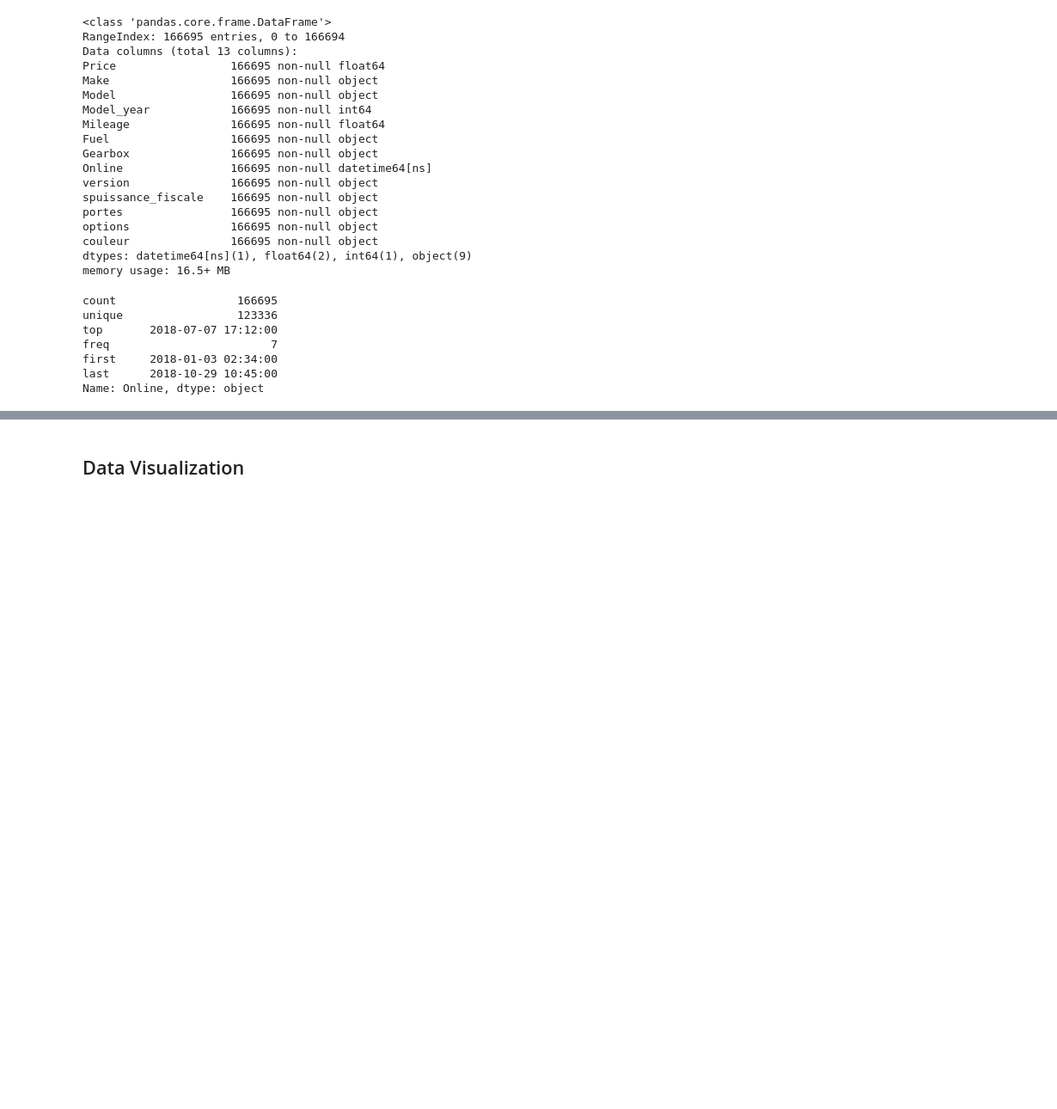
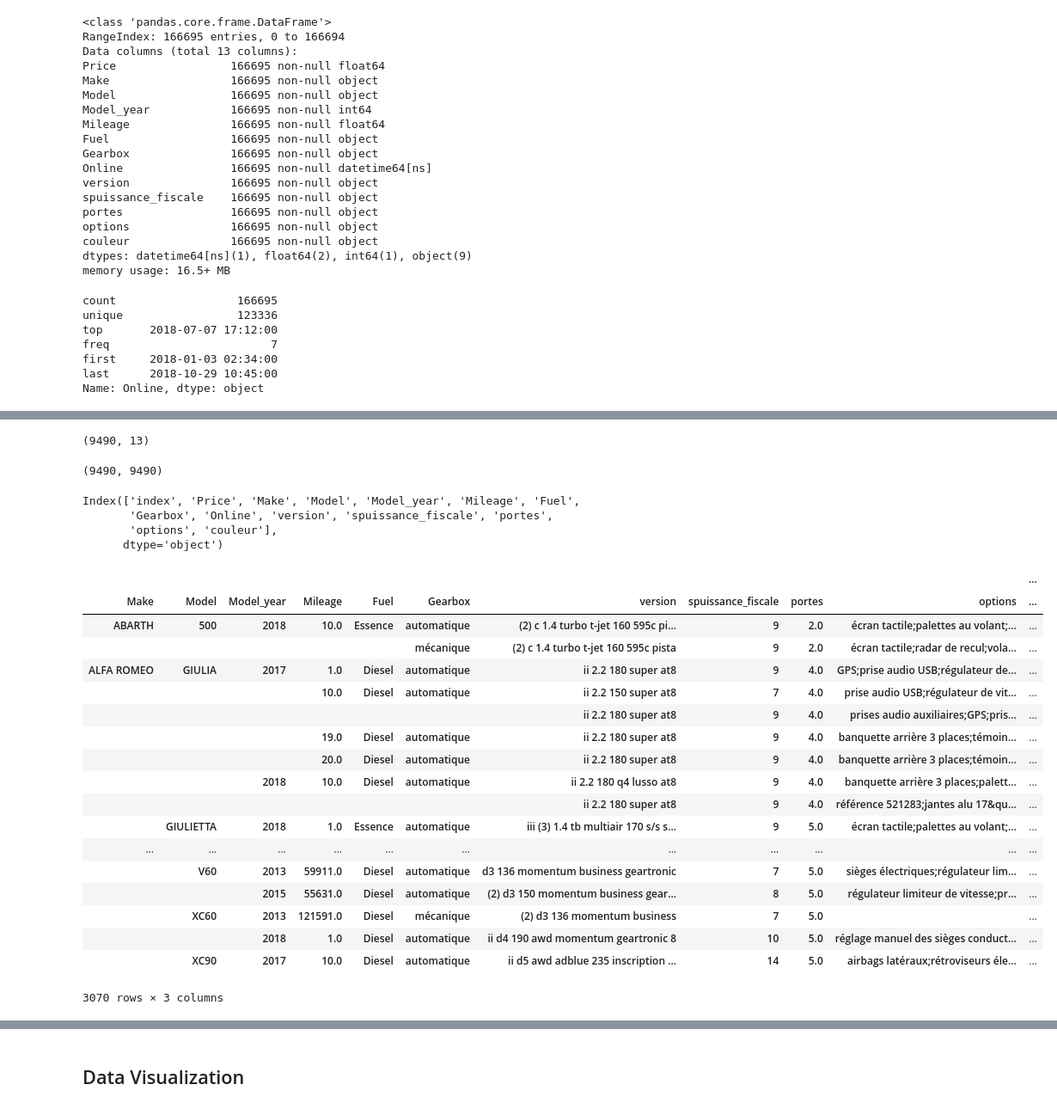
Before and after one commit to nguyenkhacbaoanh/used_car_price_estimation, a Jupyter notebook: notebook/Data Car Preprocessing.ipynb, the cells around one changed output, grey strips where cells are left out. Shown at 86% size. Saved outputs shown, nothing was run; the diff lists cells and outputs as text; code cells hidden in the pictures; blank space fills up the shorter version.

Commit message:
EDA with offres dupplicated

```diff
--- a/notebook/Data Car Preprocessing.ipynb
+++ b/notebook/Data Car Preprocessing.ipynb
@@ -126,3 +126,10 @@ freq                        7
 first     2018-01-03 02:34:00
 last      2018-10-29 10:45:00
 Name: Online, dtype: object
+# %%
+# find dupplicated
+fix_col = list(data_car_preprocessed.columns)
+fix_col.remove("Online")
+fix_col.remove("Price")
+duplicateRowsDF = data_car_preprocessed[data_car_preprocessed.duplicated(fix_col, keep=False)]
+duplicateRowsDF.head()
@@ -128,0 +143,40 @@ Name: Online, dtype: object
+# %%
+duplicateRowsDF.shape
+# %% [output]
+(9490, 13)
+# %%
+index_duplicate = list(duplicateRowsDF.index)
+len(index_duplicate), len(set(index_duplicate))
+# %% [output]
+(9490, 9490)
+# %%
+data_car_preprocessed.iloc[index_duplicate,:].reset_index().columns
+# %% [output]
+Index(['index', 'Price', 'Make', 'Model', 'Model_year', 'Mileage', 'Fuel',
+       'Gearbox', 'Online', 'version', 'spuissance_fiscale', 'portes',
+       'options', 'couleur'],
+      dtype='object')
+# %%
+table = pd.pivot_table(data_car_preprocessed.iloc[index_duplicate,:].reset_index(), values=["Online", "Price", "index"], index=fix_col, aggfunc=list)
+# %%
+table
+# %% [output]
+|  |  |  |  |  |  |  |  |  |  | ... |
+| Make | Model | Model_year | Mileage | Fuel | Gearbox | version | spuissance_fiscale | portes | options | ... |
+| ABARTH | 500 | 2018 | 10.0 | Essence | automatique | (2) c 1.4 turbo t-jet 160 595c pi... | 9 | 2.0 | écran tactile;palettes au volant;... | ... |
+|  |  |  |  |  | mécanique | (2) c 1.4 turbo t-jet 160 595c pista | 9 | 2.0 | écran tactile;radar de recul;vola... | ... |
+| ALFA ROMEO | GIULIA | 2017 | 1.0 | Diesel | automatique | ii 2.2 180 super at8 | 9 | 4.0 | GPS;prise audio USB;régulateur de... | ... |
+|  |  |  | 10.0 | Diesel | automatique | ii 2.2 150 super at8 | 7 | 4.0 | prise audio USB;régulateur de vit... | ... |
+|  |  |  |  |  |  | ii 2.2 180 super at8 | 9 | 4.0 | prises audio auxiliaires;GPS;pris... | ... |
+|  |  |  | 19.0 | Diesel | automatique | ii 2.2 180 super at8 | 9 | 4.0 | banquette arrière 3 places;témoin... | ... |
+|  |  |  | 20.0 | Diesel | automatique | ii 2.2 180 super at8 | 9 | 4.0 | banquette arrière 3 places;témoin... | ... |
+|  |  | 2018 | 10.0 | Diesel | automatique | ii 2.2 180 q4 lusso at8 | 9 | 4.0 | banquette arrière 3 places;palett... | ... |
+|  |  |  |  |  |  | ii 2.2 180 super at8 | 9 | 4.0 | référence 521283;jantes alu 17&qu... | ... |
+|  | GIULIETTA | 2018 | 1.0 | Essence | automatique | iii (3) 1.4 tb multiair 170 s/s s... | 9 | 5.0 | écran tactile;palettes au volant;... | ... |
+| ... | ... | ... | ... | ... | ... | ... | ... | ... | ... | ... |
+|  | V60 | 2013 | 59911.0 | Diesel | automatique | d3 136 momentum business geartronic | 7 | 5.0 | sièges électriques;régulateur lim... | ... |
+|  |  | 2015 | 55631.0 | Diesel | automatique | (2) d3 150 momentum business gear... | 8 | 5.0 | régulateur limiteur de vitesse;pr... | ... |
+|  | XC60 | 2013 | 121591.0 | Diesel | mécanique | (2) d3 136 momentum business | 7 | 5.0 |  | ... |
+|  |  | 2018 | 1.0 | Diesel | automatique | ii d4 190 awd momentum geartronic 8 | 10 | 5.0 | réglage manuel des sièges conduct... | ... |
+|  | XC90 | 2017 | 10.0 | Diesel | automatique | ii d5 awd adblue 235 inscription ... | 14 | 5.0 | airbags latéraux;rétroviseurs éle... | ... |
+3070 rows × 3 columns
```
Also changed, not shown: parts of 8 cells of this notebook.
